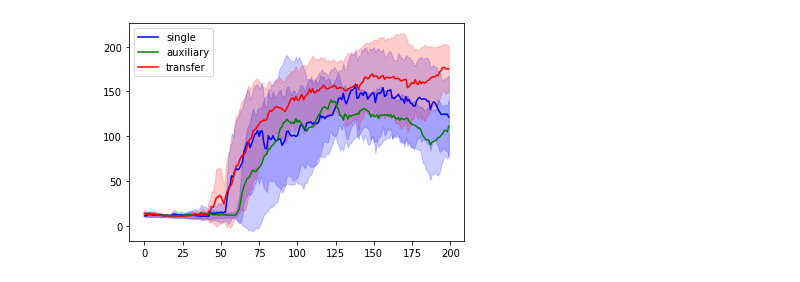
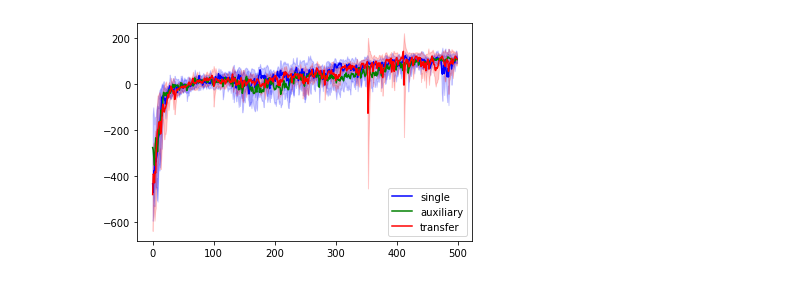
Before and after one commit to ycsun2017/transfer_dqn, a Jupyter notebook: dqn/plot.ipynb, the cells around one changed output. Saved outputs shown, nothing was run; the diff lists cells and outputs as text; code cells hidden in the pictures.

```diff
--- a/dqn/plot.ipynb
+++ b/dqn/plot.ipynb
@@ -63,19 +88,28 @@ transfer = read_multi_rewards("data/cartpole/source_transfer_c1", 5, 200)
 # %%
-sm = 0.8
-single_mean, single_std = smooth(single.mean(0), sm), smooth(single.std(0), sm)
-transfer_mean, transfer_std = smooth(transfer.mean(0), sm), smooth(transfer.std(0), sm)
-auxiliary_mean, auxiliary_std = smooth(auxiliary.mean(0), sm), smooth(auxiliary.std(0), sm)
-n = len(single_mean)
-xs = list(range(n))
+def plotting(runs, episodes, envname, name, sm=0.6, source=False):
+    if source:
+        auxiliary = read_multi_rewards("data/{}/source{}".format(envname, name), runs, episodes)
+        single = read_multi_rewards("data/{}/source_noreg{}".format(envname, name), runs, episodes)
+        transfer = read_multi_rewards("data/{}/source_transfer{}_c1".format(envname, name), runs, episodes)
+    else:
+        auxiliary = read_multi_rewards("data/{}/single{}".format(envname, name), runs, episodes)
+        single = read_multi_rewards("data/{}/single_noreg{}".format(envname, name), runs, episodes)
+        transfer = read_multi_rewards("data/{}/transfer{}_c1".format(envname, name), runs, episodes)
+    single_mean, single_std = smooth(single.mean(0), sm), smooth(single.std(0), sm)
+    transfer_mean, transfer_std = smooth(transfer.mean(0), sm), smooth(transfer.std(0), sm)
+    auxiliary_mean, auxiliary_std = smooth(auxiliary.mean(0), sm), smooth(auxiliary.std(0), sm)
+    n = len(single_mean)
+    xs = list(range(n))
 
-plt.plot(xs, single_mean, color='b', label="single")
-plt.fill_between(xs, single_mean-single_std, single_mean+single_std, color='b', alpha=0.2)
-plt.plot(xs, auxiliary_mean, color='g', label="auxiliary")
-plt.fill_between(xs, auxiliary_mean-auxiliary_std, auxiliary_mean+auxiliary_std, color='b', alpha=0.2)
-plt.plot(xs, transfer_mean, color='r', label="transfer")
-plt.fill_between(xs, transfer_mean-transfer_std, transfer_mean+transfer_std, color='r', alpha=0.2)
-plt.legend()
-plt.show()
-# plt.savefig("plots/compare.png", format="png")
+    plt.plot(xs, single_mean, color='b', label="single")
+    plt.fill_between(xs, single_mean-single_std, single_mean+single_std, color='b', alpha=0.2)
+    plt.plot(xs, auxiliary_mean, color='g', label="auxiliary")
+    plt.fill_between(xs, auxiliary_mean-auxiliary_std, auxiliary_mean+auxiliary_std, color='b', alpha=0.2)
+    plt.plot(xs, transfer_mean, color='r', label="transfer")
+    plt.fill_between(xs, transfer_mean-transfer_std, transfer_mean+transfer_std, color='r', alpha=0.2)
+    plt.legend()
+    plt.show()
-# %% [output]
-[figure, removed]
+# %%
+plotting(3, 500, "lunarlander", "", source=True)
+# %% [output]
+[figure, added]
```
Also changed, not shown: parts of 6 cells of this notebook, 4 other files.
